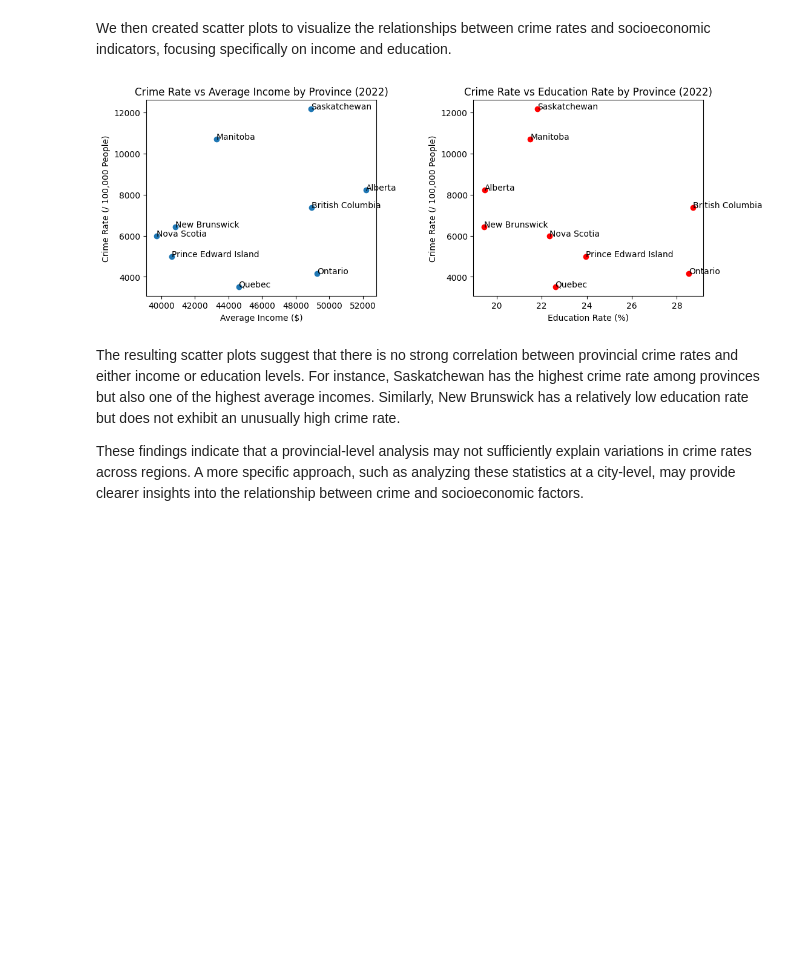
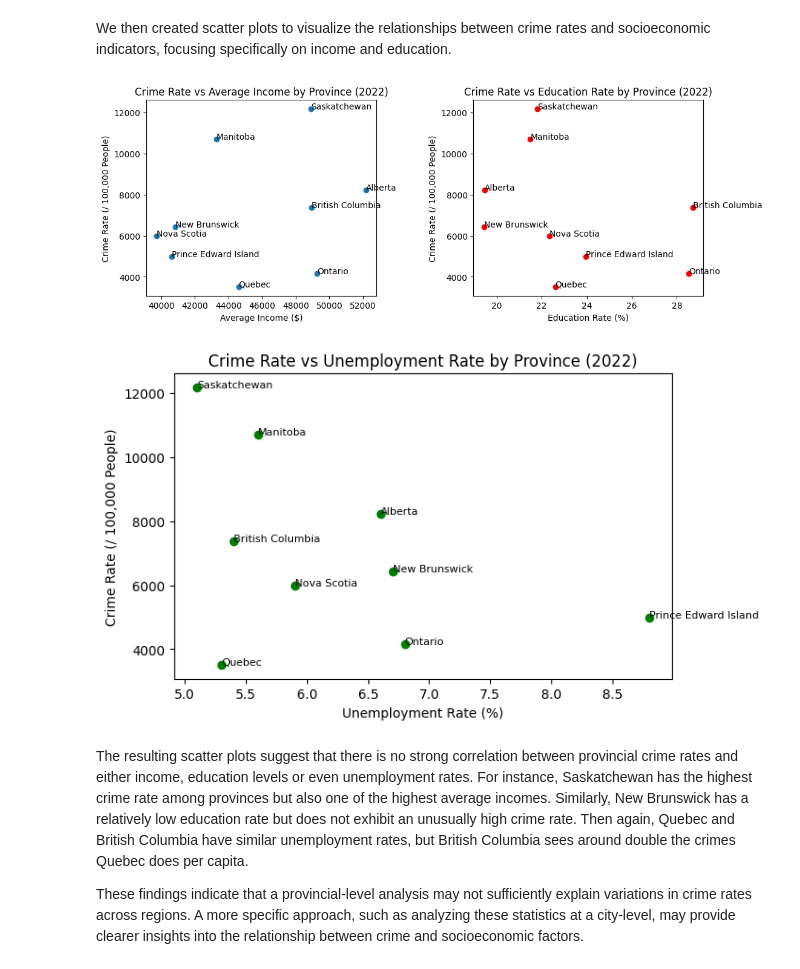
Before and after one commit to Skithan/BigDataProject, a Jupyter notebook: src/crime-analysis.ipynb, the cells around one changed output. Drawn from its saved outputs; the diff is of its cells as text; code cells hidden in the pictures; blank space fills up the shorter version.

Commit message:
Added Unemployment Rate section

```diff
--- a/src/crime-analysis.ipynb
+++ b/src/crime-analysis.ipynb
@@ -107,3 +113,27 @@ cis_data = pd.merge(avg_province_income, province_education_rate, on='Province')
+# %%
+#Canadian Unemployment vs Crime rate
+#*************************************************************
+# Load and clean unemployment data
+unemployment_df = pd.read_csv('../data/UnemploymentRate.csv')
+unemployment_df = unemployment_df.rename(columns={
+    'Labour force characteristics': 'Province',
+    'Unemployment rate': 'Unemployment Rate'
+})
+unemployment_df['Province'] = unemployment_df['Province'].str.strip()
+
+# Load and clean crime data
+crime_df = pd.read_csv('../data/police-reported-crime-data-2022.csv', skiprows=[0])
+crime_df.columns = crime_df.columns.str.strip()
+crime_df = crime_df[crime_df['Location'] != 'Canada']
+crime_df = crime_df.rename(columns={
+    'Location': 'Province',
+    'Total Crime Severity Index': 'Crime Severity',
+    'Total Crime Rate': 'Crime Rate'
+})
+crime_df = crime_df[['Province', 'Crime Severity', 'Total Crimes', 'Crime Rate']]
+
+# Merge datasets
+employment_crime_df = pd.merge(crime_df, unemployment_df, on='Province')
 # %% [markdown]
 #### Provincial Analysis Summary
 
@@ -125,34 +155,50 @@ We then created scatter plots to visualize the relationships between crime rates
 # Plot Data
 plt.figure(figsize=(12,5))
 
 # Income
 plt.subplot(1, 2, 1)
 plt.scatter(provincial_data['Average Income'], provincial_data['Crime Rate'])
 
 for i, row in provincial_data.iterrows():
     plt.text(row['Average Income'], row['Crime Rate'], row['Province'])
 
 plt.title('Crime Rate vs Average Income by Province (2022)')
 plt.xlabel('Average Income ($)')
 plt.ylabel('Crime Rate (/ 100,000 People)')
 
 # Education
 plt.subplot(1, 2, 2)
 plt.scatter(provincial_data['Education Rate (%)'], provincial_data['Crime Rate'], color='red')
 
 for i, row in provincial_data.iterrows():
     plt.text(row['Education Rate (%)'], row['Crime Rate'], row['Province'])
 
 plt.title('Crime Rate vs Education Rate by Province (2022)')
 plt.xlabel('Education Rate (%)')
 plt.ylabel('Crime Rate (/ 100,000 People)')
 
 # Display
 plt.tight_layout(pad=4.0)
 plt.show()
+
+#Unemployment
+plt.figure(figsize=(8, 5))
+
+plt.scatter(employment_crime_df['Unemployment Rate'], employment_crime_df['Crime Rate'], color='green')
+
+for i, row in employment_crime_df.iterrows():
+    plt.text(row['Unemployment Rate'], row['Crime Rate'], row['Province'], fontsize=8)
+
+plt.title('Crime Rate vs Unemployment Rate by Province (2022)')
+plt.xlabel('Unemployment Rate (%)')
+plt.ylabel('Crime Rate (/ 100,000 People)')
+
+plt.tight_layout(pad=4.0)
+plt.show()
 # %% [output]
 [figure]
+[figure, added]
 # %% [markdown]
-The resulting scatter plots suggest that there is no strong correlation between provincial crime rates and either income or education levels. For instance, Saskatchewan has the highest crime rate among provinces but also one of the highest average incomes. Similarly, New Brunswick has a relatively low education rate but does not exhibit an unusually high crime rate.
+The resulting scatter plots suggest that there is no strong correlation between provincial crime rates and either income, education levels or even unemployment rates. For instance, Saskatchewan has the highest crime rate among provinces but also one of the highest average incomes. Similarly, New Brunswick has a relatively low education rate but does not exhibit an unusually high crime rate. Then again, Quebec and British Columbia have similar unemployment rates, but British Columbia sees around double the crimes Quebec does per capita.
 
 These findings indicate that a provincial-level analysis may not sufficiently explain variations in crime rates across regions. A more specific approach, such as analyzing these statistics at a city-level, may provide clearer insights into the relationship between crime and socioeconomic factors.
```
Also changed, not shown: parts of 2 cells of this notebook, 1 other file.
